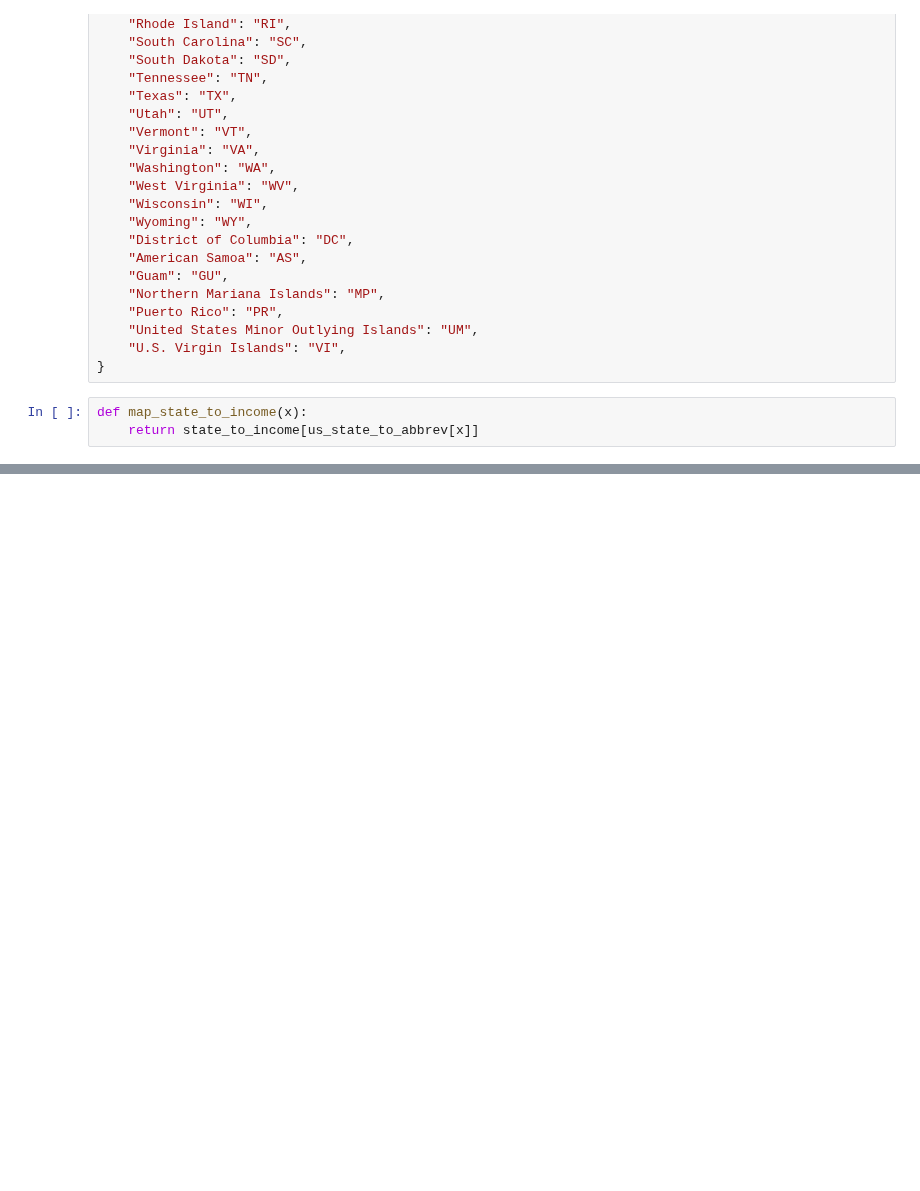
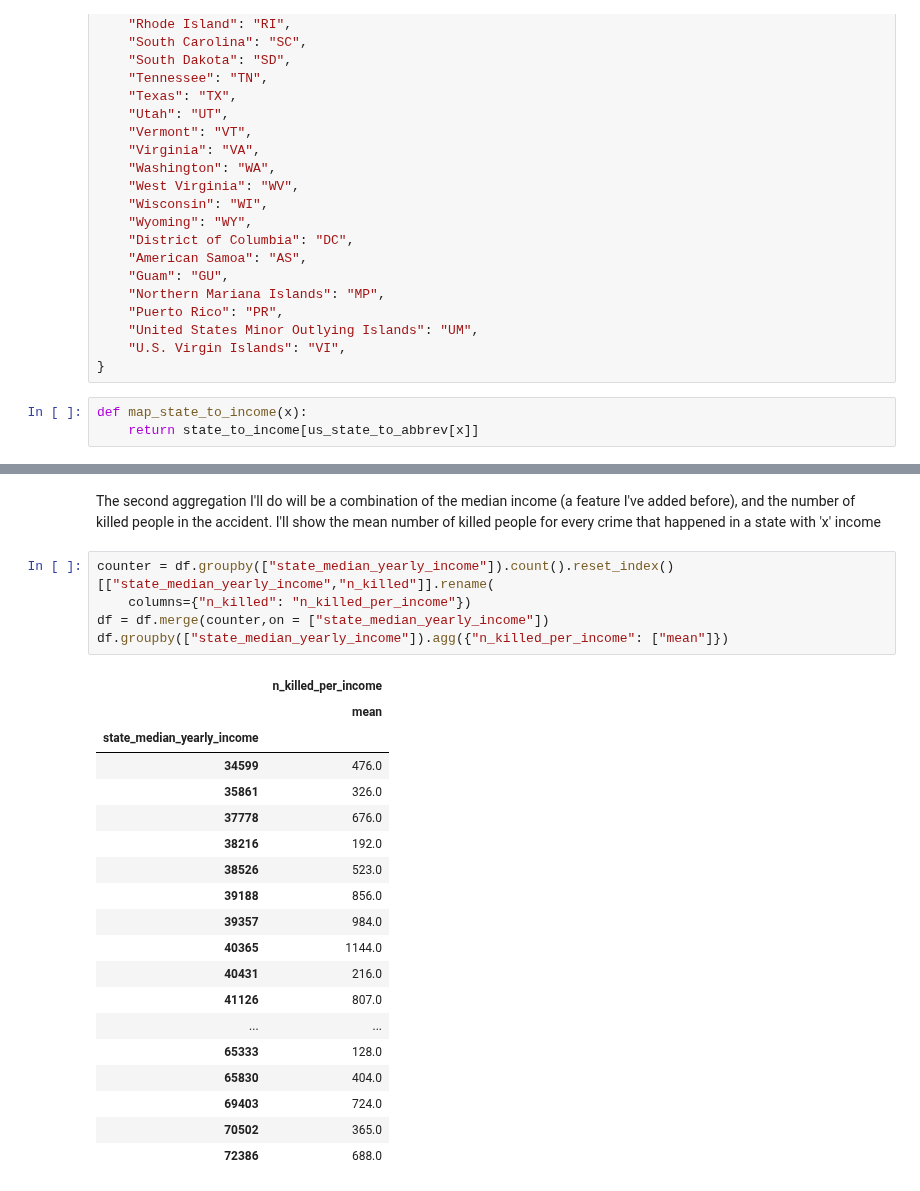
Before and after one commit to razbareli/Applied-Competitive-Lab-in-Data-Science-67818, a Jupyter notebook: week2/sol2.ipynb, the cells around one changed output, grey strips where cells are left out. Cells and saved outputs as stored; diff of their text form; blank space fills up the shorter version.

```diff
--- a/week2/sol2.ipynb
+++ b/week2/sol2.ipynb
@@ -350,0 +394,27 @@ df
+# %% [markdown]
+The second aggregation I'll do will be a combination of the median income (a feature I've added before), and the number of killed people in the accident. I'll show the mean number of killed people for every crime that happened in a state with 'x' income
+# %%
+counter = df.groupby(["state_median_yearly_income"]).count().reset_index()[["state_median_yearly_income","n_killed"]].rename(
+    columns={"n_killed": "n_killed_per_income"})
+df = df.merge(counter,on = ["state_median_yearly_income"])
+df.groupby(["state_median_yearly_income"]).agg({"n_killed_per_income": ["mean"]})
+# %% [output]
+|  | n_killed_per_income |
+|  | mean |
+| state_median_yearly_income |  |
+| 34599 | 476.0 |
+| 35861 | 326.0 |
+| 37778 | 676.0 |
+| 38216 | 192.0 |
+| 38526 | 523.0 |
+| 39188 | 856.0 |
+| 39357 | 984.0 |
+| 40365 | 1144.0 |
+| 40431 | 216.0 |
+| 41126 | 807.0 |
+| ... | ... |
+| 65333 | 128.0 |
+| 65830 | 404.0 |
+| 69403 | 724.0 |
+| 70502 | 365.0 |
+| 72386 | 688.0 |
```
Also changed, not shown: parts of 9 cells of this notebook, 1 other file.
